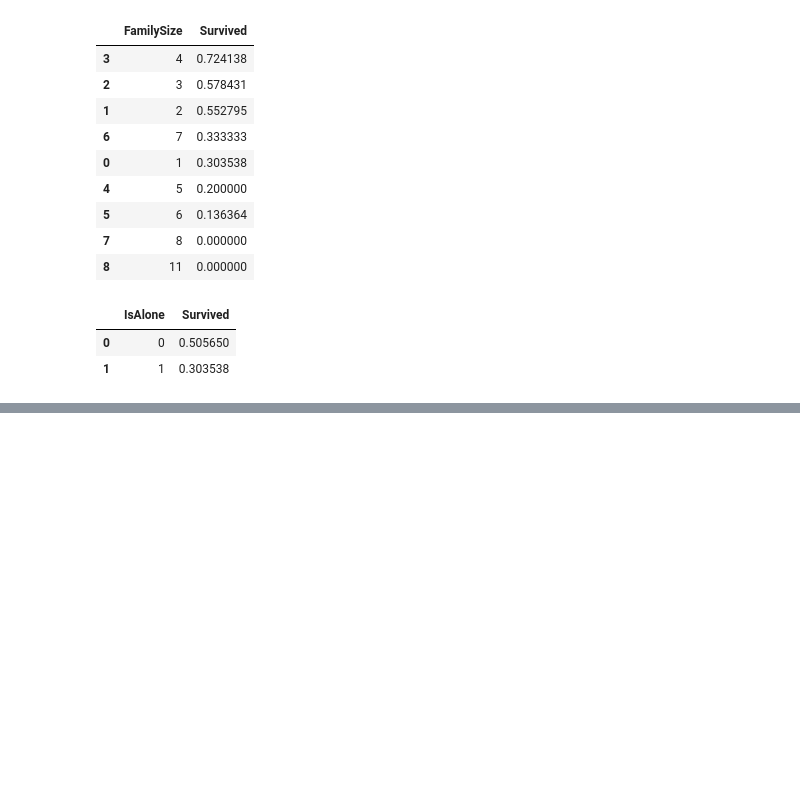
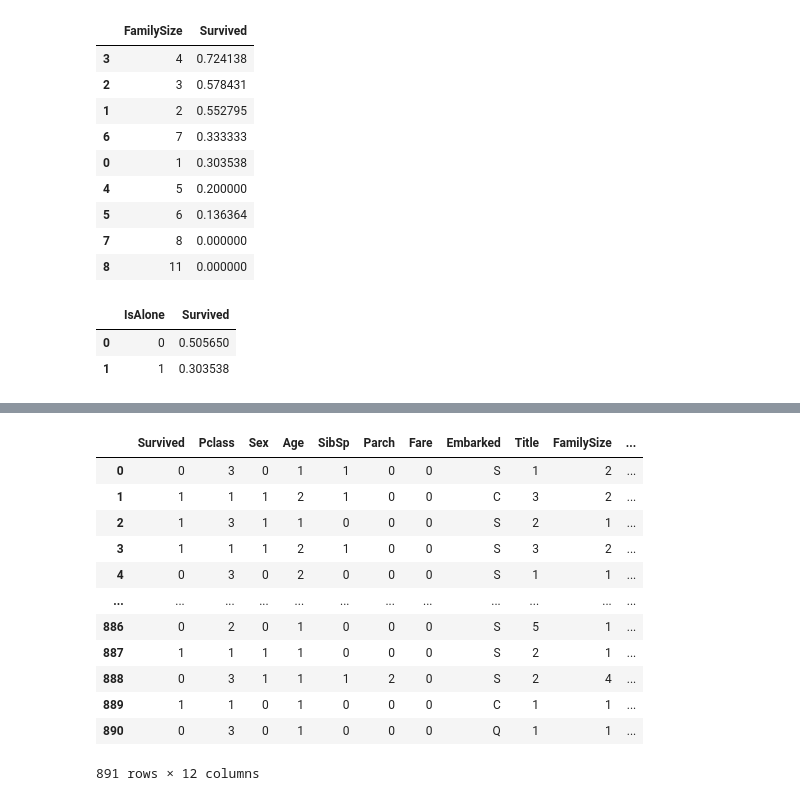
Before and after one commit to LordTsuki/Portifolio, a Jupyter notebook: Python/Titanic/Titanic.ipynb, the cells around one changed output, grey strips where cells are left out. Saved outputs shown, nothing was run; the diff lists cells and outputs as text; code cells hidden in the pictures; blank space fills up the shorter version.

```diff
--- a/Python/Titanic/Titanic.ipynb
+++ b/Python/Titanic/Titanic.ipynb
@@ -366,0 +416,3 @@ train[['IsAlone', 'Survived']].groupby(['IsAlone'], as_index=False).mean()
+# %%
+train['FareBand'] = pd.cut(train['Fare'], 5)
+train[['FareBand', 'Survived']].groupby(['FareBand'], as_index=False).mean().sort_values(by='FareBand', ascending=True)
@@ -366,0 +450,16 @@ train[['IsAlone', 'Survived']].groupby(['IsAlone'], as_index=False).mean()
+# %%
+train
+# %% [output]
+|  | Survived | Pclass | Sex | Age | SibSp | Parch | Fare | Embarked | Title | FamilySize | ... |
+| 0 | 0 | 3 | 0 | 1 | 1 | 0 | 0 | S | 1 | 2 | ... |
+| 1 | 1 | 1 | 1 | 2 | 1 | 0 | 0 | C | 3 | 2 | ... |
+| 2 | 1 | 3 | 1 | 1 | 0 | 0 | 0 | S | 2 | 1 | ... |
+| 3 | 1 | 1 | 1 | 2 | 1 | 0 | 0 | S | 3 | 2 | ... |
+| 4 | 0 | 3 | 0 | 2 | 0 | 0 | 0 | S | 1 | 1 | ... |
+| ... | ... | ... | ... | ... | ... | ... | ... | ... | ... | ... | ... |
+| 886 | 0 | 2 | 0 | 1 | 0 | 0 | 0 | S | 5 | 1 | ... |
+| 887 | 1 | 1 | 1 | 1 | 0 | 0 | 0 | S | 2 | 1 | ... |
+| 888 | 0 | 3 | 1 | 1 | 1 | 2 | 0 | S | 2 | 4 | ... |
+| 889 | 1 | 1 | 0 | 1 | 0 | 0 | 0 | C | 1 | 1 | ... |
+| 890 | 0 | 3 | 0 | 1 | 0 | 0 | 0 | Q | 1 | 1 | ... |
+891 rows × 12 columns
```
Also changed, not shown: parts of 42 cells of this notebook.
